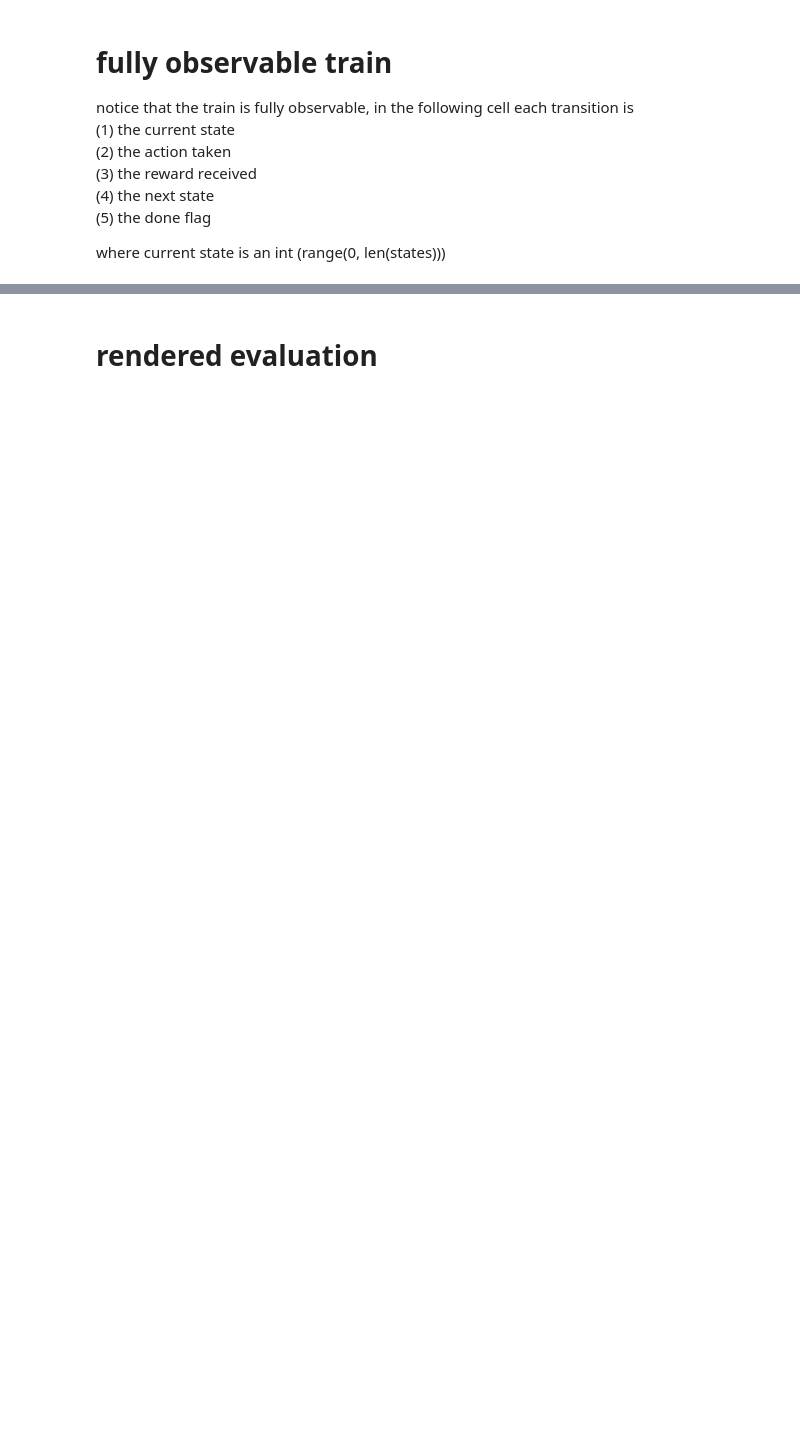
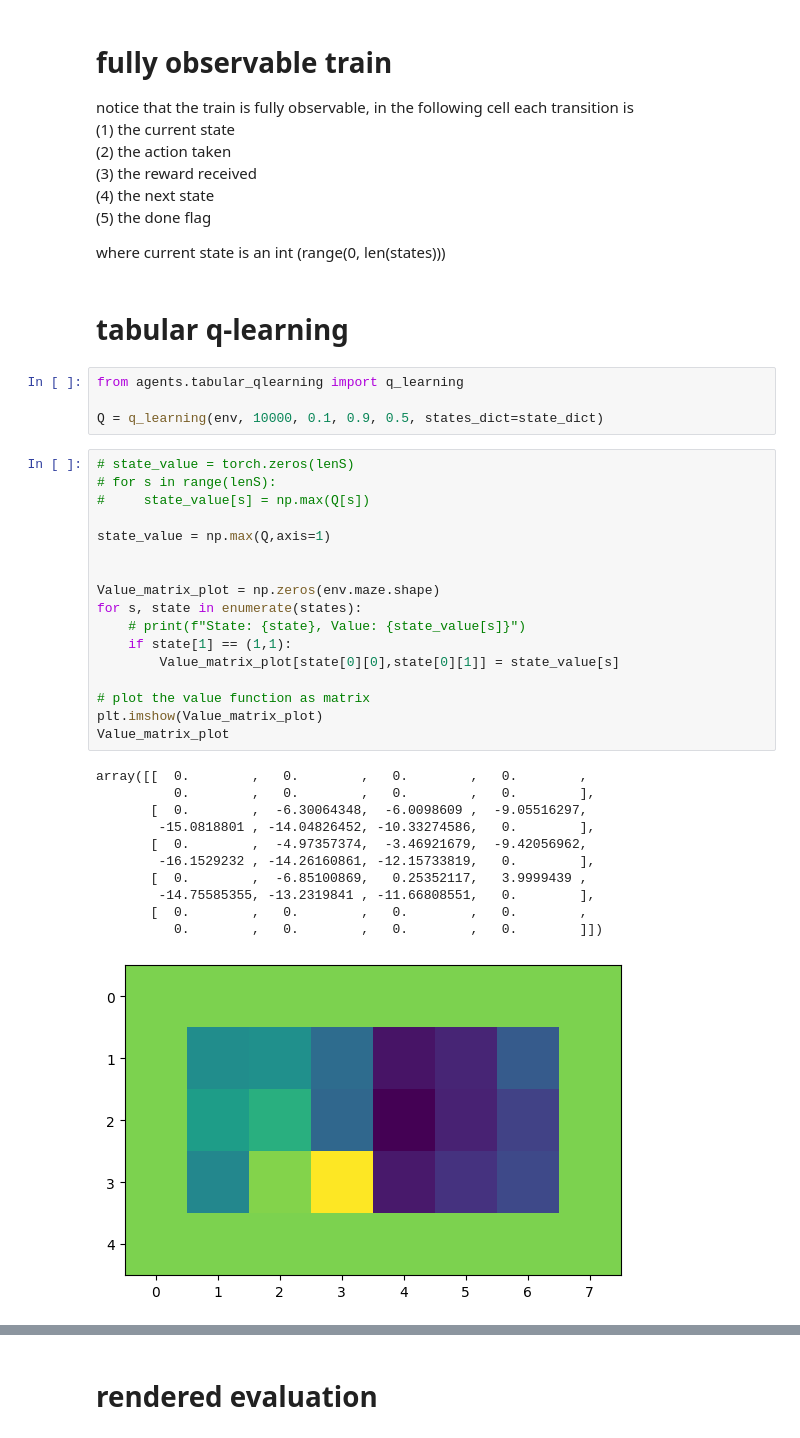
Before and after one commit to flaccagora/RoboSurgery, a Jupyter notebook: src/train.ipynb, the cells around one changed output, grey strips where cells are left out. Saved outputs shown, nothing was run; the diff lists cells and outputs as text; blank space fills up the shorter version.

```diff
--- a/src/train.ipynb
+++ b/src/train.ipynb
@@ -93,3 +94,38 @@ notice that the train is fully observable, in the following cell each transition
 (5) the done flag
 
 where current state is an int (range(0, len(states)))
+# %% [markdown]
+# tabular q-learning
+# %%
+from agents.tabular_qlearning import q_learning
+
+Q = q_learning(env, 10000, 0.1, 0.9, 0.5, states_dict=state_dict)
+# %%
+# state_value = torch.zeros(lenS)
+# for s in range(lenS):
+#     state_value[s] = np.max(Q[s])
+
+state_value = np.max(Q,axis=1)
+
+
+Value_matrix_plot = np.zeros(env.maze.shape)
+for s, state in enumerate(states):
+    # print(f"State: {state}, Value: {state_value[s]}")
+    if state[1] == (1,1):
+        Value_matrix_plot[state[0][0],state[0][1]] = state_value[s]
+
+# plot the value function as matrix
+plt.imshow(Value_matrix_plot)
+Value_matrix_plot
+# %% [output]
+array([[  0.        ,   0.        ,   0.        ,   0.        ,
+          0.        ,   0.        ,   0.        ,   0.        ],
+       [  0.        ,  -6.30064348,  -6.0098609 ,  -9.05516297,
+        -15.0818801 , -14.04826452, -10.33274586,   0.        ],
+       [  0.        ,  -4.97357374,  -3.46921679,  -9.42056962,
+        -16.1529232 , -14.26160861, -12.15733819,   0.        ],
+       [  0.        ,  -6.85100869,   0.25352117,   3.9999439 ,
+        -14.75585355, -13.2319841 , -11.66808551,   0.        ],
+       [  0.        ,   0.        ,   0.        ,   0.        ,
+          0.        ,   0.        ,   0.        ,   0.        ]])
+[figure, added]
```
Also changed, not shown: parts of 20 cells of this notebook, 5 other files.
